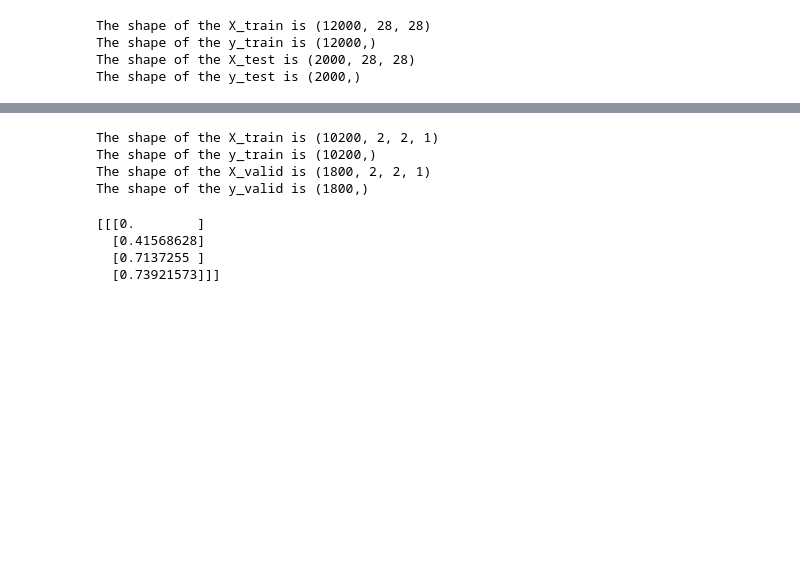
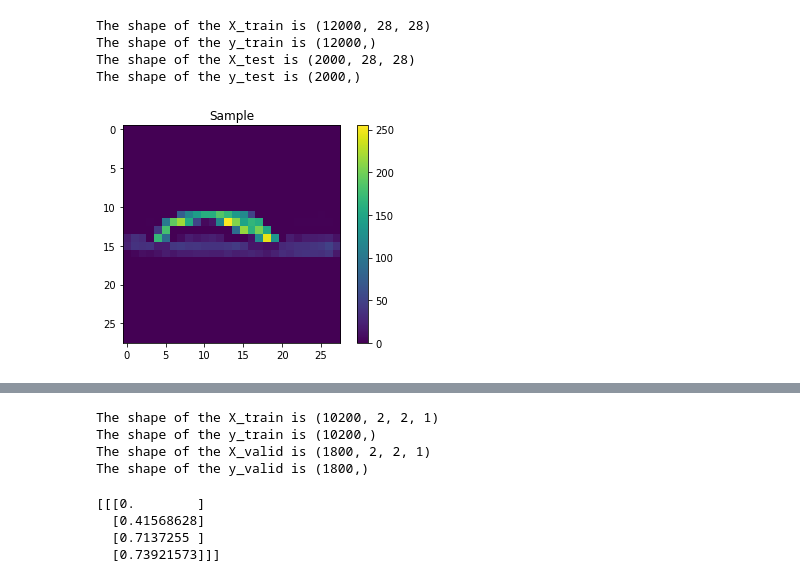
Before and after one commit to ntyukaev/qml, a Jupyter notebook: qml.ipynb, the cells around one changed output, grey strips where cells are left out. Drawn from its saved outputs; the diff is of its cells as text; code cells hidden in the pictures; blank space fills up the shorter version.

```diff
--- a/qml.ipynb
+++ b/qml.ipynb
@@ -55,4 +47,11 @@ The shape of the X_train is (12000, 28, 28)
 The shape of the y_train is (12000,)
 The shape of the X_test is (2000, 28, 28)
 The shape of the y_test is (2000,)
+# %%
+plt.imshow(X_train[14])
+plt.colorbar()
+plt.title('Sample')
+plt.show()
+# %% [output]
+[figure, added]
 # %%
```
Also changed, not shown: parts of 31 cells of this notebook, 1 other file.
